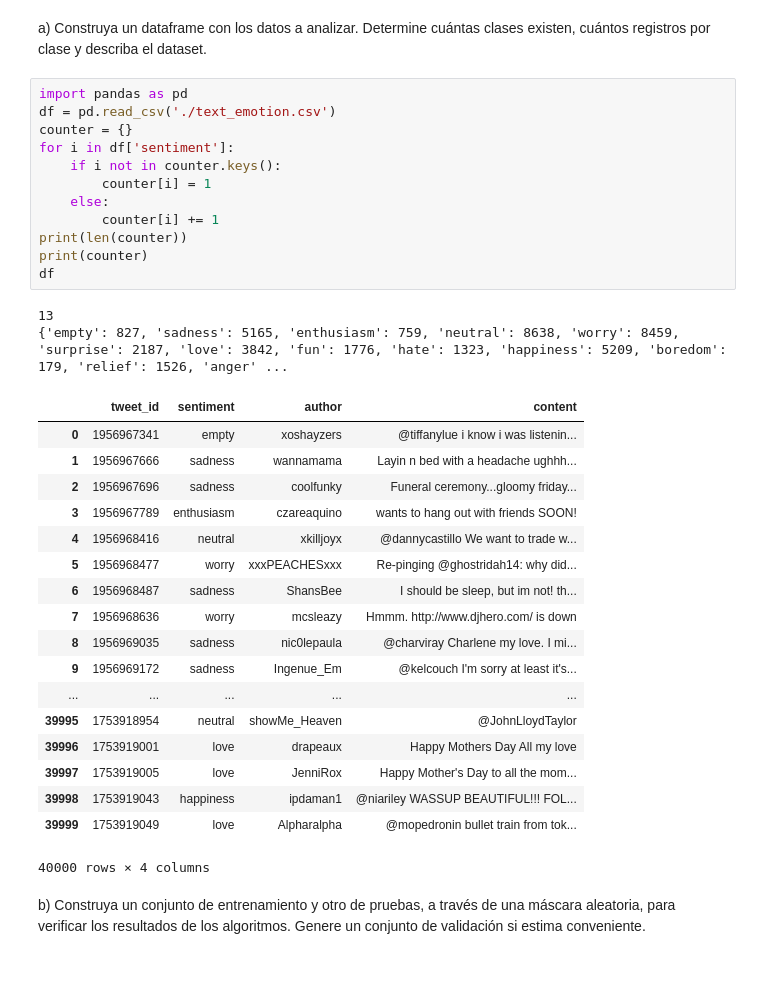
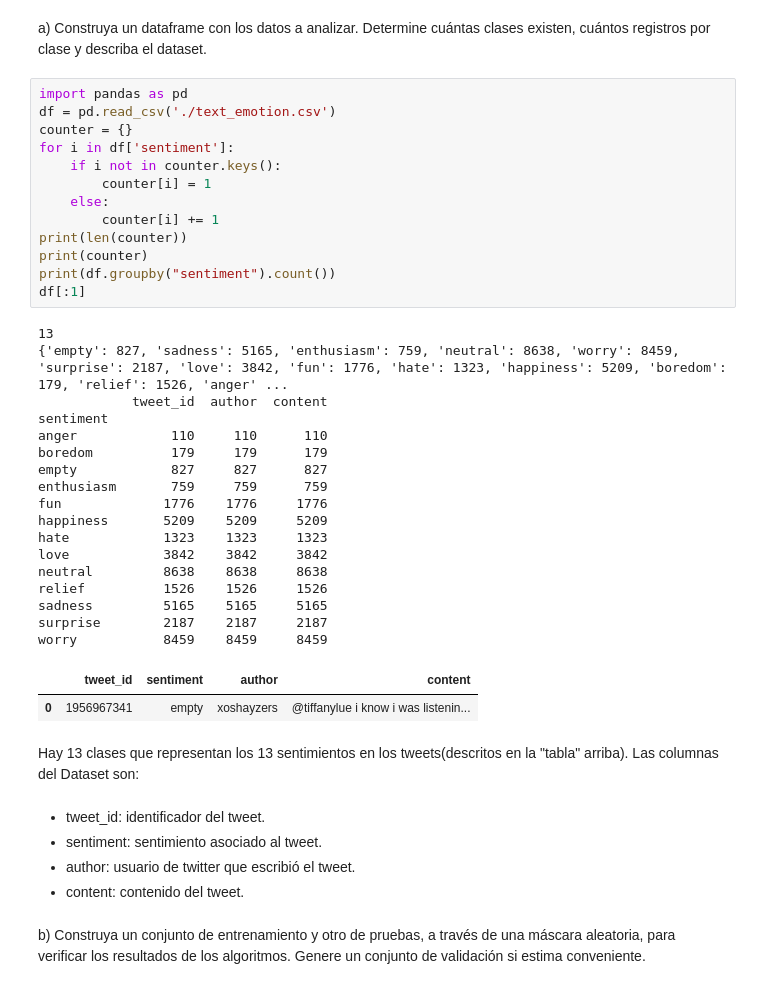
Before and after one commit to JaimeZamoranoUSM/MachineLearning, a Jupyter notebook: Tarea_1-Tapia-Zamorano.ipynb, the cells around one changed output. Saved outputs shown, nothing was run; the diff lists cells and outputs as text.

```diff
--- a/Tarea_1-Tapia-Zamorano.ipynb
+++ b/Tarea_1-Tapia-Zamorano.ipynb
@@ -792,36 +817,43 @@ a) Construya un dataframe con los datos a analizar. Determine cuántas clases ex
 # %%
 import pandas as pd
 df = pd.read_csv('./text_emotion.csv')
 counter = {}
 for i in df['sentiment']:
     if i not in counter.keys():
         counter[i] = 1
     else:
         counter[i] += 1
 print(len(counter))
 print(counter)
-df
+print(df.groupby("sentiment").count())
+df[:1]
 # %% [output]
 13
 {'empty': 827, 'sadness': 5165, 'enthusiasm': 759, 'neutral': 8638, 'worry': 8459, 'surprise': 2187, 'love': 3842, 'fun': 1776, 'hate': 1323, 'happiness': 5209, 'boredom': 179, 'relief': 1526, 'anger' ...
+            tweet_id  author  content
+sentiment
+anger            110     110      110
+boredom          179     179      179
+empty            827     827      827
+enthusiasm       759     759      759
+fun             1776    1776     1776
+happiness       5209    5209     5209
+hate            1323    1323     1323
+love            3842    3842     3842
+neutral         8638    8638     8638
+relief          1526    1526     1526
+sadness         5165    5165     5165
+surprise        2187    2187     2187
+worry           8459    8459     8459
 |  | tweet_id | sentiment | author | content |
 | 0 | 1956967341 | empty | xoshayzers | @tiffanylue i know i was listenin... |
-| 1 | 1956967666 | sadness | wannamama | Layin n bed with a headache ughhh... |
-| 2 | 1956967696 | sadness | coolfunky | Funeral ceremony...gloomy friday... |
-| 3 | 1956967789 | enthusiasm | czareaquino | wants to hang out with friends SOON! |
-| 4 | 1956968416 | neutral | xkilljoyx | @dannycastillo We want to trade w... |
-| 5 | 1956968477 | worry | xxxPEACHESxxx | Re-pinging @ghostridah14: why did... |
-| 6 | 1956968487 | sadness | ShansBee | I should be sleep, but im not! th... |
-| 7 | 1956968636 | worry | mcsleazy | Hmmm. http://www.djhero.com/ is down |
-| 8 | 1956969035 | sadness | nic0lepaula | @charviray Charlene my love. I mi... |
-| 9 | 1956969172 | sadness | Ingenue_Em | @kelcouch I'm sorry at least it's... |
-| ... | ... | ... | ... | ... |
-| 39995 | 1753918954 | neutral | showMe_Heaven | @JohnLloydTaylor |
-| 39996 | 1753919001 | love | drapeaux | Happy Mothers Day All my love |
-| 39997 | 1753919005 | love | JenniRox | Happy Mother's Day to all the mom... |
-| 39998 | 1753919043 | happiness | ipdaman1 | @niariley WASSUP BEAUTIFUL!!! FOL... |
-| 39999 | 1753919049 | love | Alpharalpha | @mopedronin bullet train from tok... |
-40000 rows × 4 columns
+# %% [markdown]
+Hay 13 clases que representan los 13 sentimientos en los tweets(descritos en la "tabla" arriba). Las columnas del Dataset son:
+# %% [markdown]
+- tweet_id: identificador del tweet.
+- sentiment: sentimiento asociado al tweet.
+- author: usuario de twitter que escribió el tweet.
+- content: contenido del tweet.
 # %% [markdown]
 b) Construya un conjunto de entrenamiento y otro de pruebas, a través de una máscara aleatoria, para verificar los resultados de los algoritmos. Genere un conjunto de validación si estima conveniente.
 # %%
```
Also changed, not shown: parts of 33 cells of this notebook.
